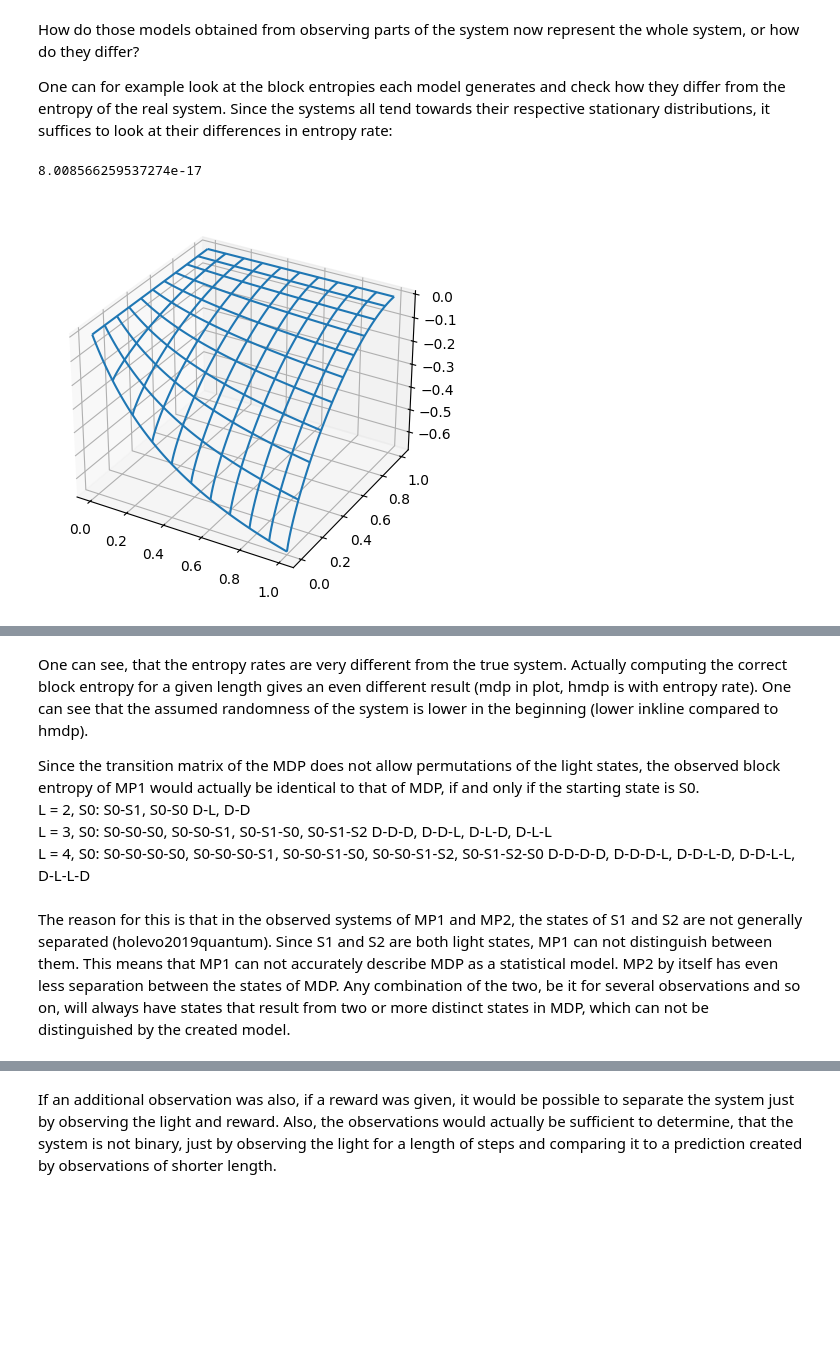
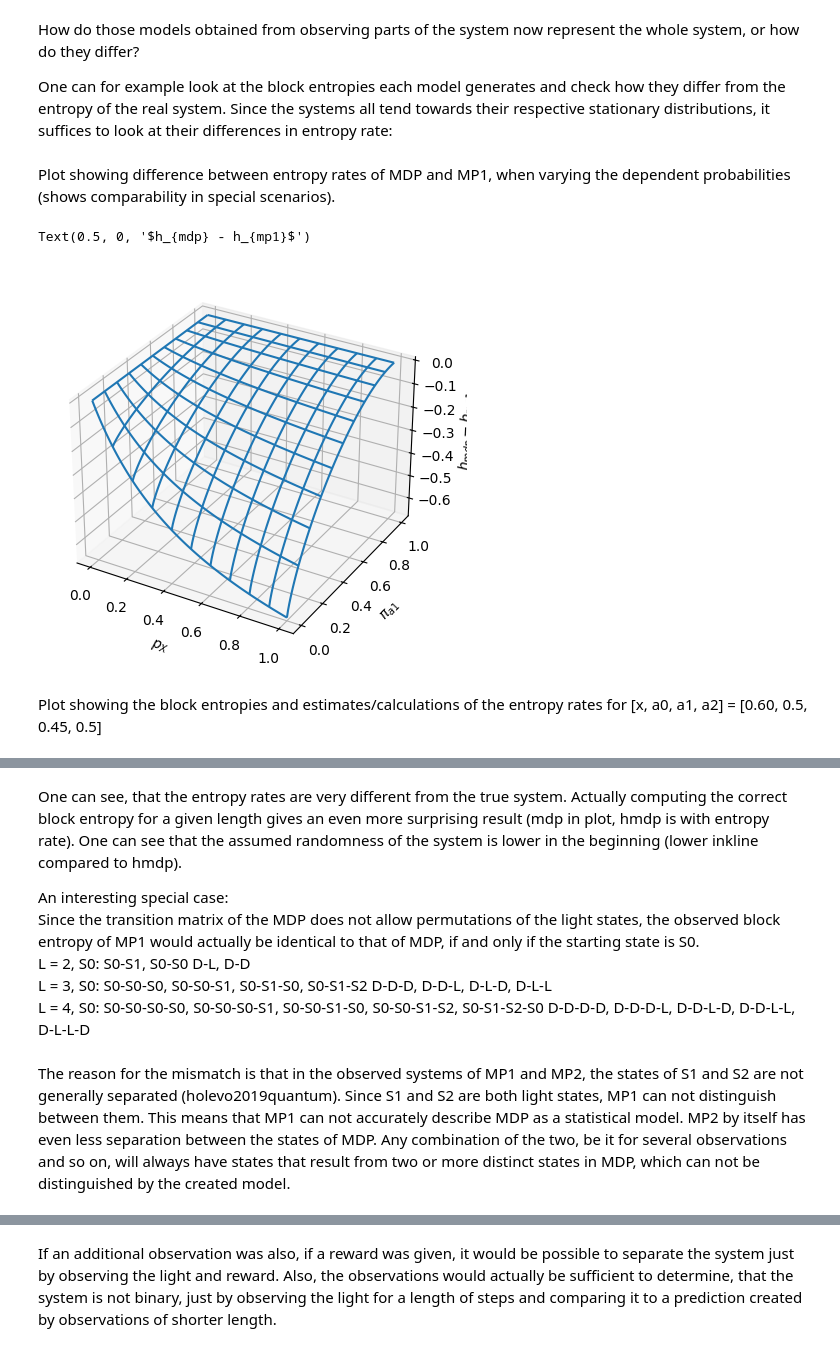
Before and after one commit to LukasPrader/BscThesis_Physics_uibk, a Jupyter notebook: POMDP_analysis.ipynb, the cells around one changed output, grey strips where cells are left out. Saved outputs shown, nothing was run; the diff lists cells and outputs as text; code cells hidden in the pictures; blank space fills up the shorter version.

```diff
--- a/POMDP_analysis.ipynb
+++ b/POMDP_analysis.ipynb
@@ -219,9 +224,7 @@ x = sym.Symbol("p_X")
 a1 = sym.Symbol("\pi_{a1}")
 
 P_mdp = sym.Matrix([[1-x, x, 0],[a1, 0, 1-a1], [1, 0, 0]])
-eigs = P_mdp.T.eigenvects() # transposed to use common linalg algorithms
-eig = eigs[np.where(np.equal([e[0] for e in eigs], 1))[0][0]][2][0] # find eigenvector for eigenvalue 1
-stat_mdp = sym.simplify((eig/sum(eig)).T)
+stat_mdp = MP_stat_dist(P_mdp)
 stat_mdp_l = sym.lambdify([x, a1], stat_mdp) # lambdify for later evaluation
 stat_mdp
 # %% [output]
@@ -265,10 +268,7 @@ x = sym.Symbol("p_X")
 a1 = sym.Symbol("\pi_{a1}")
 
 P_mp1 = sym.Matrix([[1-x, x], [1/(2-a1), (1-a1)/(2-a1)]])
-
-eigs = P_mp1.T.eigenvects()
-eig = eigs[0][2][0]
-stat_mp1 = sym.simplify((eig/sum(eig)).T)
+stat_mp1 = MP_stat_dist(P_mp1)
 stat_mp1_l = sym.lambdify([x, a1], stat_mp1) # lambdify for later evaluation
 stat_mp1
 # %% [output]
@@ -398,24 +388,31 @@ How do those models obtained from observing parts of the system now represent th
 
 One can for example look at the block entropies each model generates and check how they differ from the entropy of the real system.
 Since the systems all tend towards their respective stationary distributions, it suffices to look at their differences in entropy rate:
+# %% [markdown]
+Plot showing difference between entropy rates of MDP and MP1, when varying the dependent probabilities (shows comparability in special scenarios).
 # %%
 # differences in entropy rate
 x = sym.Symbol("p_X")
 a1 = sym.Symbol("\pi_{a1}")
 h_diff_mdpmp1 = sym.simplify(MP_entropy_rate(stat_mdp, P_mdp) - MP_entropy_rate(stat_mp1, P_mp1))
 h_diff_mdpmp1_l = sym.lambdify([x, a1], h_diff_mdpmp1, "numpy")
 #print("MDP-MP2: ", sym.simplify(MP_entropy_rate(stat_mdp, P_mdp) - MP_entropy_rate(stat_mp2, P_mp2)))
 
 fig = plt.figure(figsize = (5, 5))
 ax = fig.add_subplot(111, projection='3d')
 valrange = np.linspace(0+1e-16, 1-1e-16, 100)
 vx, va1 = np.meshgrid(valrange, valrange)
 #print(h_diff_mdpmp1_l(vx, va1), type(h_diff_mdpmp1_l(vx, va1)))
 hdiff_res = h_diff_mdpmp1_l(vx, va1)
 ax.plot_wireframe(vx, va1, hdiff_res, rcount=10, ccount=10)
+ax.set_xlabel("$p_X$")
+ax.set_ylabel("$\pi_{a1}$")
+ax.set_zlabel("$h_{mdp} - h_{mp1}$")
 # %% [output]
-8.008566259537274e-17
+Text(0.5, 0, '$h_{mdp} - h_{mp1}$')
-[figure, old version]
+[figure, new version]
+# %% [markdown]
+Plot showing the block entropies and estimates/calculations of the entropy rates for [x, a0, a1, a2] = [0.60, 0.5, 0.45, 0.5]
 # %%
 import numpy as np
 import sympy as sym
@@ -480,8 +477,9 @@ disc
 [figure]
 # %% [markdown]
 One can see, that the entropy rates are very different from the true system.
-Actually computing the correct block entropy for a given length gives an even different result (mdp in plot, hmdp is with entropy rate). One can see that the assumed randomness of the system is lower in the beginning (lower inkline compared to hmdp).
+Actually computing the correct block entropy for a given length gives an even more surprising result (mdp in plot, hmdp is with entropy rate). One can see that the assumed randomness of the system is lower in the beginning (lower inkline compared to hmdp).
 
+An interesting special case:
 Since the transition matrix of the MDP does not allow permutations of the light states, the observed block entropy of MP1 would actually be identical to that of MDP, if and only if the starting state is S0.
 L = 2, S0:  S0-S1, S0-S0
             D-L, D-D
@@ -490,7 +488,7 @@ L = 3, S0:  S0-S0-S0, S0-S0-S1, S0-S1-S0, S0-S1-S2
 L = 4, S0:  S0-S0-S0-S0, S0-S0-S0-S1, S0-S0-S1-S0, S0-S0-S1-S2, S0-S1-S2-S0
             D-D-D-D, D-D-D-L, D-D-L-D, D-D-L-L, D-L-L-D
 # %% [markdown]
-The reason for this is that in the observed systems of MP1 and MP2, the states of S1 and S2 are not generally separated (holevo2019quantum). Since S1 and S2 are both light states, MP1 can not distinguish between them. This means that MP1 can not accurately describe MDP as a statistical model.
+The reason for the mismatch is that in the observed systems of MP1 and MP2, the states of S1 and S2 are not generally separated (holevo2019quantum). Since S1 and S2 are both light states, MP1 can not distinguish between them. This means that MP1 can not accurately describe MDP as a statistical model.
 MP2 by itself has even less separation between the states of MDP.
 Any combination of the two, be it for several observations and so on, will always have states that result from two or more distinct states in MDP, which can not be distinguished by the created model.
 # %% [markdown]
```
Also changed, not shown: parts of 9 cells of this notebook, 3 other files.
